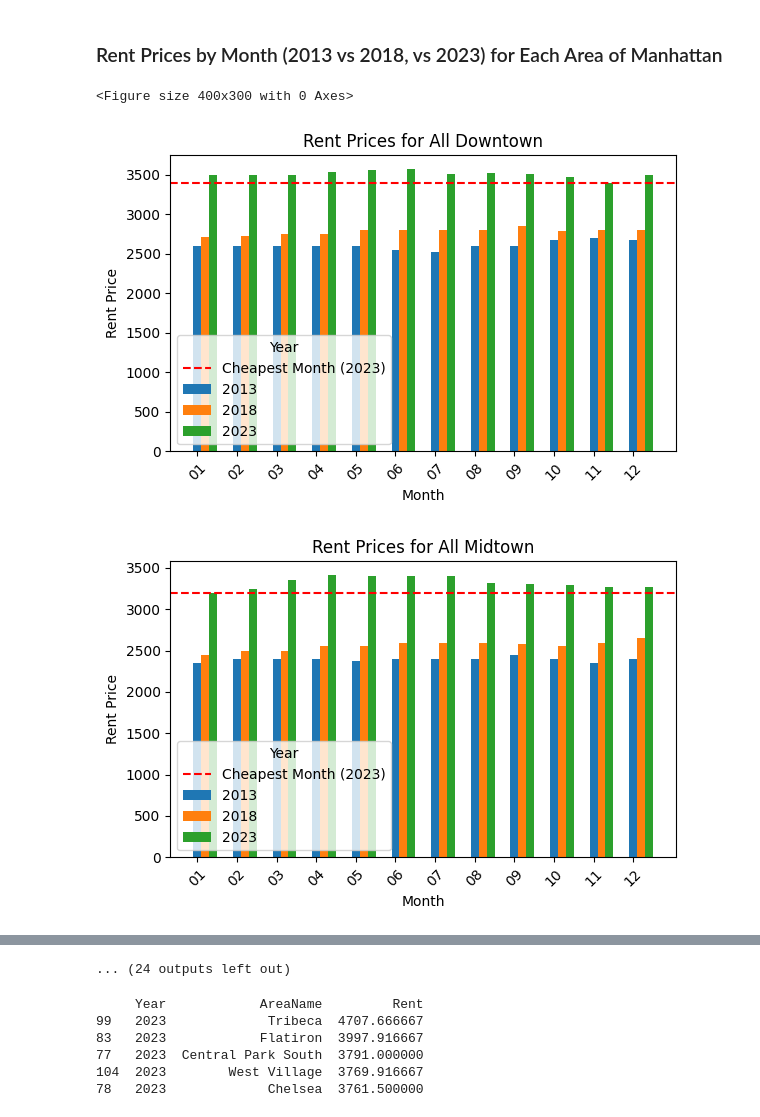
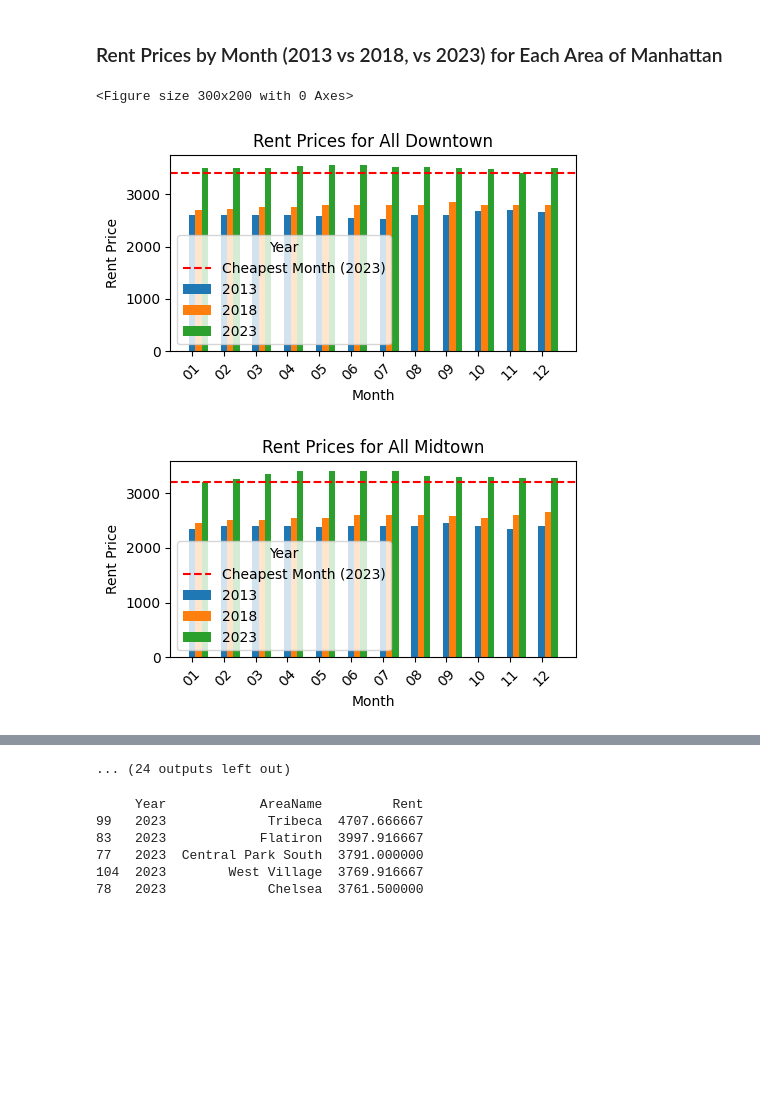
Before and after one commit to kristinlussi/DATA602, a Jupyter notebook: Week9/07_assignment.ipynb, the cells around one changed output, grey strips where cells are left out. Saved outputs shown, nothing was run; the diff lists cells and outputs as text; code cells hidden in the pictures; blank space fills up the shorter version.

```diff
--- a/Week9/07_assignment.ipynb
+++ b/Week9/07_assignment.ipynb
@@ -194,44 +193,44 @@ filtered_melted_manhattan = melted_manhattan[melted_manhattan['Year'].isin(['201
 pivot_table = filtered_melted_manhattan.pivot_table(index=['AreaName', 'Month'], columns='Year', values='Rent').reset_index()
 
 # set the figure size
-plt.figure(figsize=(4, 3))
+plt.figure(figsize=(3, 2))
 
 # iterate over each area name
 for area in pivot_table['AreaName'].unique():
     area_data = pivot_table[pivot_table['AreaName'] == area]
 
     # create a plot
-    plt.figure(figsize=(6, 4))
+    plt.figure(figsize=(5, 3))
 
     # plot rent prices for each year
     for i, year in enumerate(['2013', '2018', '2023']):
         # calculate the positions for the bars
         bar_positions = area_data.index + i * 0.2
 
         # plot bars for the current year
         plt.bar(bar_positions, area_data[year], width=0.2, label=year)
 
     # convert rent values to numeric
     area_data_numeric = area_data.drop(columns=['AreaName', 'Month']).apply(pd.to_numeric, errors='coerce')
 
     # filter the DataFrame to include only the columns for the year 2023
     area_data_2023 = area_data_numeric['2023']
 
     # plot horizontal line at the shortest bar for the year 2023
     min_rent_2023 = area_data_2023.min()
     plt.axhline(y=min_rent_2023, color='red', linestyle='--', label='Cheapest Month (2023)')
 
     # labels and title
     plt.xlabel('Month')
     plt.ylabel('Rent Price')
     plt.title(f'Rent Prices for {area}')
     plt.xticks(area_data.index, area_data['Month'], rotation=45)
     plt.legend(title='Year')
 
     # show the plot
     plt.tight_layout()
     plt.show()
 # %% [output]
-<Figure size 400x300 with 0 Axes>
+<Figure size 300x200 with 0 Axes>
-[figure, old version]
+[figure, new version]
-[figure, old version]
+[figure, new version]
```
Also changed, not shown: parts of 5 cells of this notebook.
